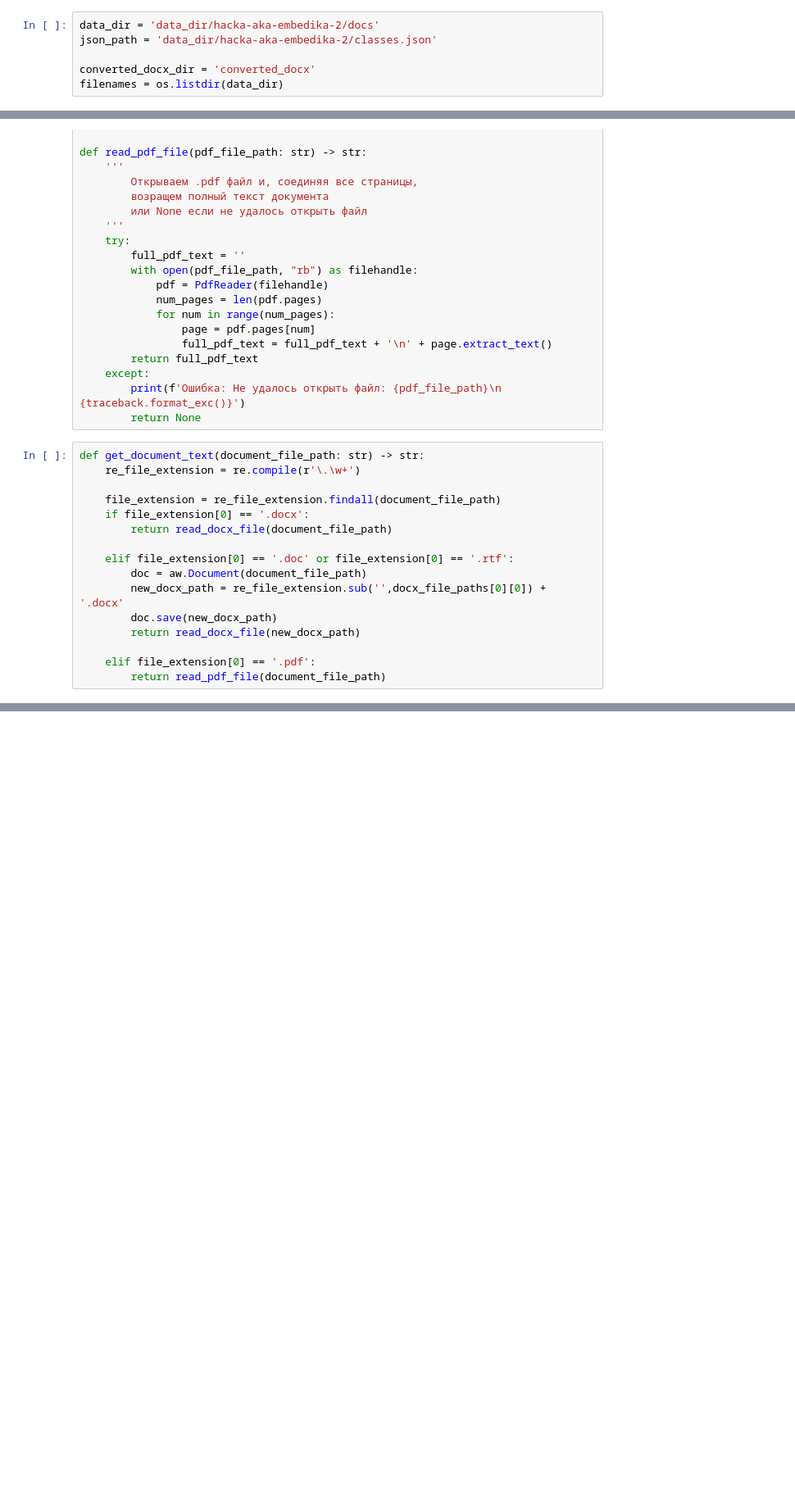
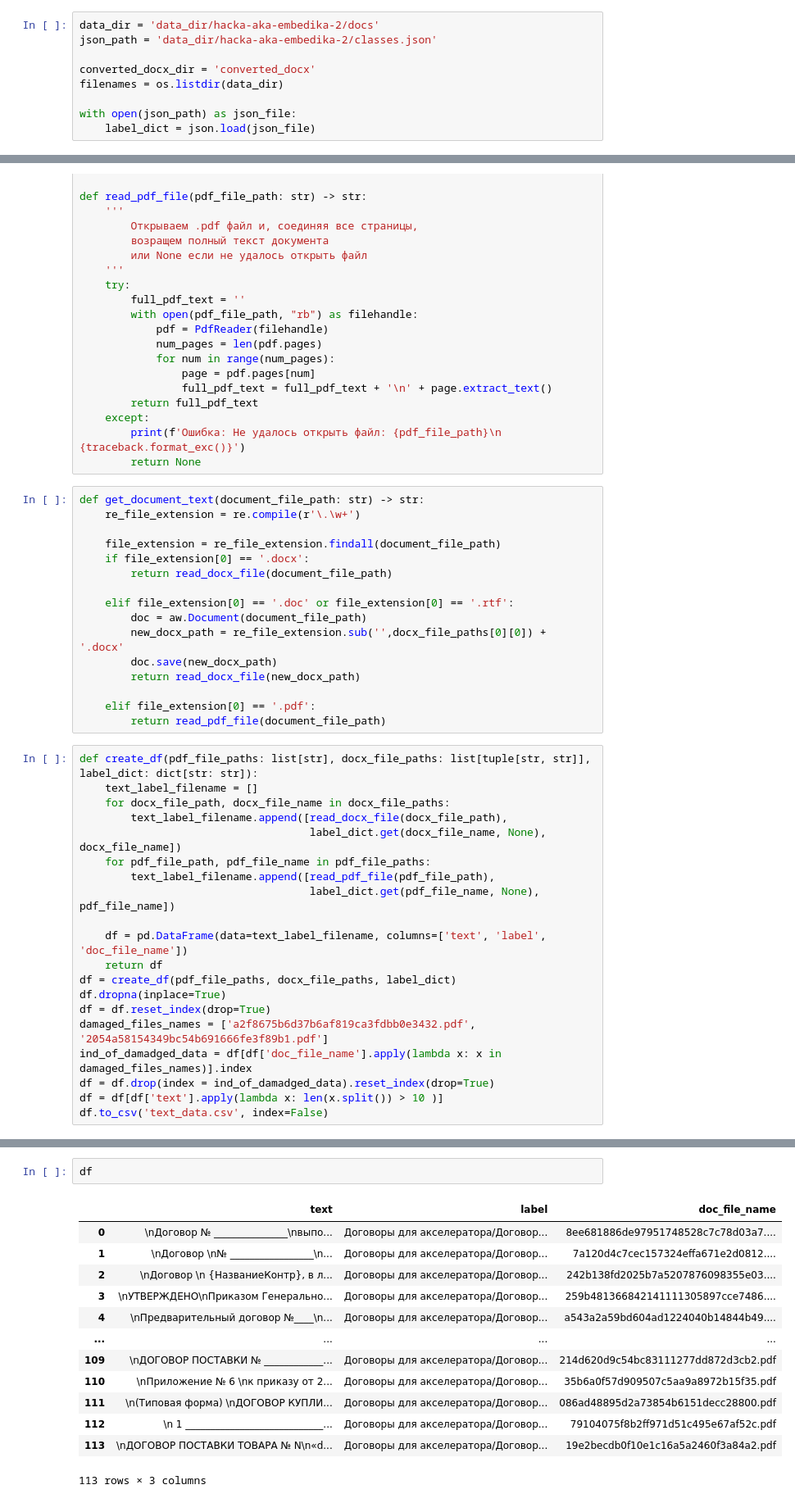
Before and after one commit to RomanIsaev163/modul1_parser, a Jupyter notebook: doc_pdf_parser.ipynb, the cells around one changed output, grey strips where cells are left out. Shown: that part at 82% size. Cells and saved outputs as stored; diff of their text form; blank space fills up the shorter version.

```diff
--- a/doc_pdf_parser.ipynb
+++ b/doc_pdf_parser.ipynb
@@ -59,6 +59,9 @@ json_path = 'data_dir/hacka-aka-embedika-2/classes.json'
 
 converted_docx_dir = 'converted_docx'
 filenames = os.listdir(data_dir)
+
+with open(json_path) as json_file:
+    label_dict = json.load(json_file)
 # %%
 def init_file_paths(data_dir_path: str) -> tuple[list[tuple[str,str]],
                                                  list[tuple[str,str]],
@@ -170,3 +173,23 @@ def get_document_text(document_file_path: str) -> str:
 
     elif file_extension[0] == '.pdf':
         return read_pdf_file(document_file_path)
+# %%
+def create_df(pdf_file_paths: list[str], docx_file_paths: list[tuple[str, str]], label_dict: dict[str: str]):
+    text_label_filename = []
+    for docx_file_path, docx_file_name in docx_file_paths:
+        text_label_filename.append([read_docx_file(docx_file_path),
+                                    label_dict.get(docx_file_name, None), docx_file_name])
+    for pdf_file_path, pdf_file_name in pdf_file_paths:
+        text_label_filename.append([read_pdf_file(pdf_file_path),
+                                    label_dict.get(pdf_file_name, None), pdf_file_name])
+
+    df = pd.DataFrame(data=text_label_filename, columns=['text', 'label', 'doc_file_name'])
+    return df
+df = create_df(pdf_file_paths, docx_file_paths, label_dict)
+df.dropna(inplace=True)
+df = df.reset_index(drop=True)
+damaged_files_names = ['a2f8675b6d37b6af819ca3fdbb0e3432.pdf', '2054a58154349bc54b691666fe3f89b1.pdf']
+ind_of_damadged_data = df[df['doc_file_name'].apply(lambda x: x in damaged_files_names)].index
+df = df.drop(index = ind_of_damadged_data).reset_index(drop=True)
+df = df[df['text'].apply(lambda x: len(x.split()) > 10 )]
+df.to_csv('text_data.csv', index=False)
@@ -172,0 +216,16 @@ def get_document_text(document_file_path: str) -> str:
+# %%
+df
+# %% [output]
+|  | text | label | doc_file_name |
+| 0 | \nДоговор № _______________\nвыпо... | Договоры для акселератора/Договор... | 8ee681886de97951748528c7c78d03a7.... |
+| 1 | \nДоговор \n№ _________________\n... | Договоры для акселератора/Договор... | 7a120d4c7cec157324effa671e2d0812.... |
+| 2 | \nДоговор \n {НазваниеКонтр}, в л... | Договоры для акселератора/Договор... | 242b138fd2025b7a5207876098355e03.... |
+| 3 | \nУТВЕРЖДЕНО\nПриказом Генерально... | Договоры для акселератора/Договор... | 259b481366842141111305897cce7486.... |
+| 4 | \nПредварительный договор №____\n... | Договоры для акселератора/Договор... | a543a2a59bd604ad1224040b14844b49.... |
+| ... | ... | ... | ... |
+| 109 | \nДОГОВОР ПОСТАВКИ № ____________... | Договоры для акселератора/Договор... | 214d620d9c54bc83111277dd872d3cb2.pdf |
+| 110 | \nПриложение № 6 \nк приказу от 2... | Договоры для акселератора/Договор... | 35b6a0f57d909507c5aa9a8972b15f35.pdf |
+| 111 | \n(Типовая форма) \nДОГОВОР КУПЛИ... | Договоры для акселератора/Договор... | 086ad48895d2a73854b6151decc28800.pdf |
+| 112 | \n 1 ____________________________... | Договоры для акселератора/Договор... | 79104075f8b2ff971d51c495e67af52c.pdf |
+| 113 | \nДОГОВОР ПОСТАВКИ ТОВАРА № N\n«d... | Договоры для акселератора/Договор... | 19e2becdb0f10e1c16a5a2460f3a84a2.pdf |
+113 rows × 3 columns
```
Also changed, not shown: parts of 1 cell of this notebook.
